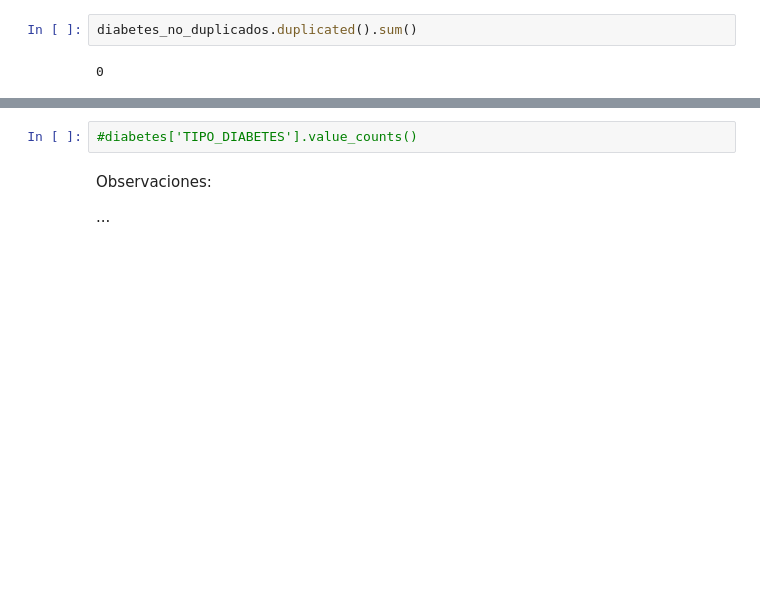
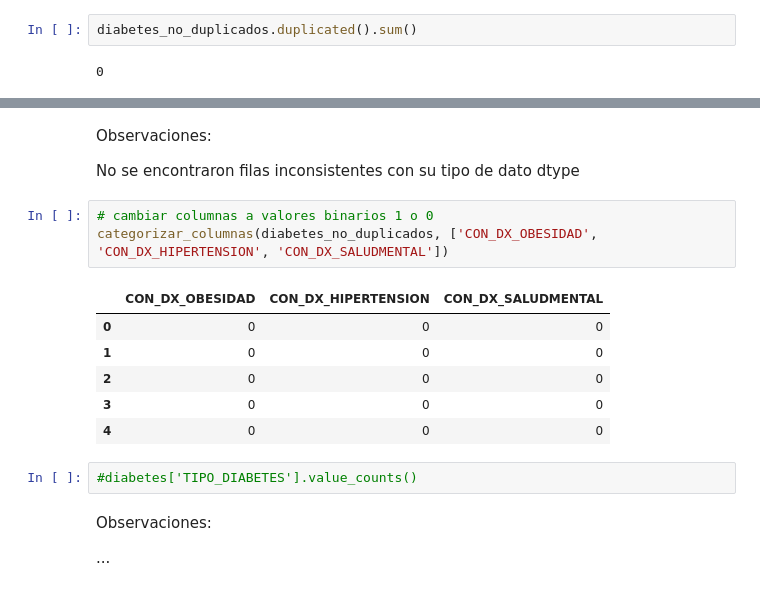
Before and after one commit to Sergius-DS/elecciOn_datasets, a Jupyter notebook: buscar_datasets_s19.ipynb, the cells around one changed output, grey strips where cells are left out. Cells and saved outputs as stored; diff of their text form; blank space fills up the shorter version.

```diff
--- a/buscar_datasets_s19.ipynb
+++ b/buscar_datasets_s19.ipynb
@@ -113,3 +215,17 @@ diabetes_no_duplicados.duplicated().sum()
+# %% [markdown]
+Observaciones:
+
+No se encontraron filas inconsistentes con su tipo de dato dtype
+# %%
+# cambiar columnas a valores binarios 1 o 0
+categorizar_columnas(diabetes_no_duplicados, ['CON_DX_OBESIDAD', 'CON_DX_HIPERTENSION', 'CON_DX_SALUDMENTAL'])
+# %% [output]
+|  | CON_DX_OBESIDAD | CON_DX_HIPERTENSION | CON_DX_SALUDMENTAL |
+| 0 | 0 | 0 | 0 |
+| 1 | 0 | 0 | 0 |
+| 2 | 0 | 0 | 0 |
+| 3 | 0 | 0 | 0 |
+| 4 | 0 | 0 | 0 |
 # %%
 #diabetes['TIPO_DIABETES'].value_counts()
 # %% [markdown]
```
Also changed, not shown: parts of 9 cells of this notebook.
